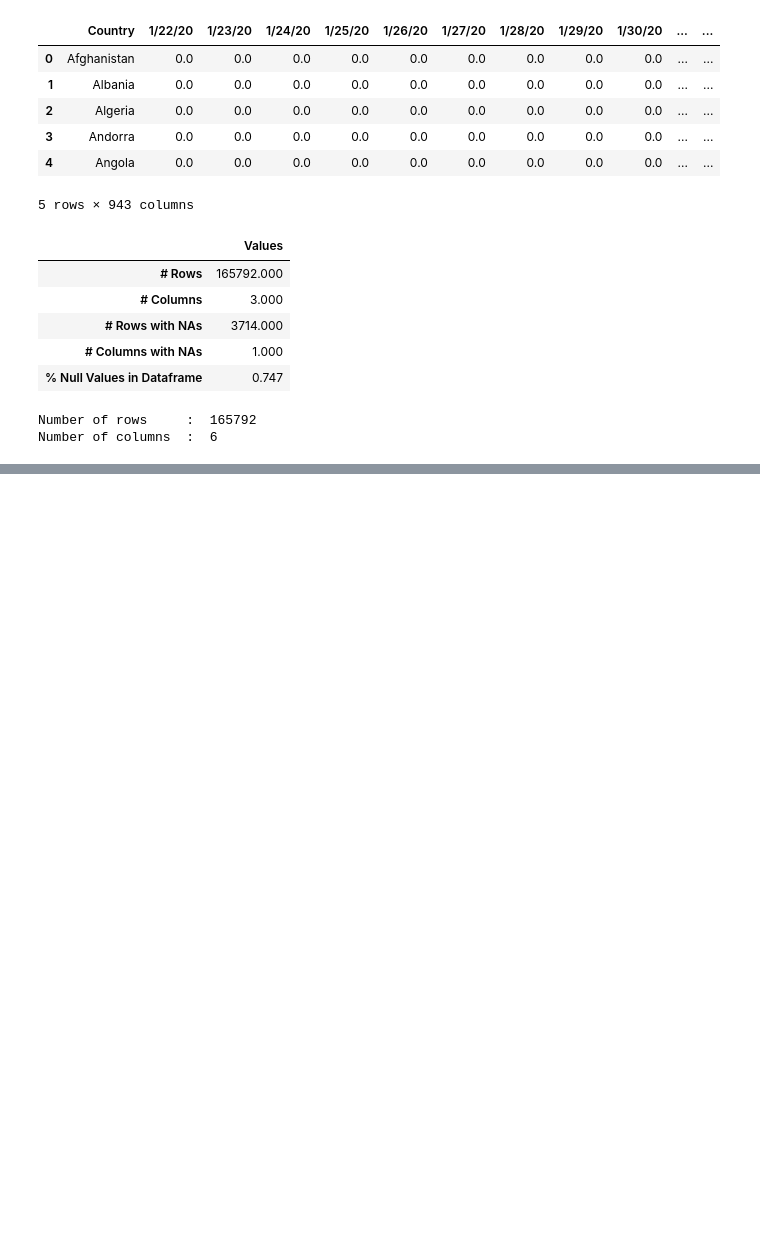
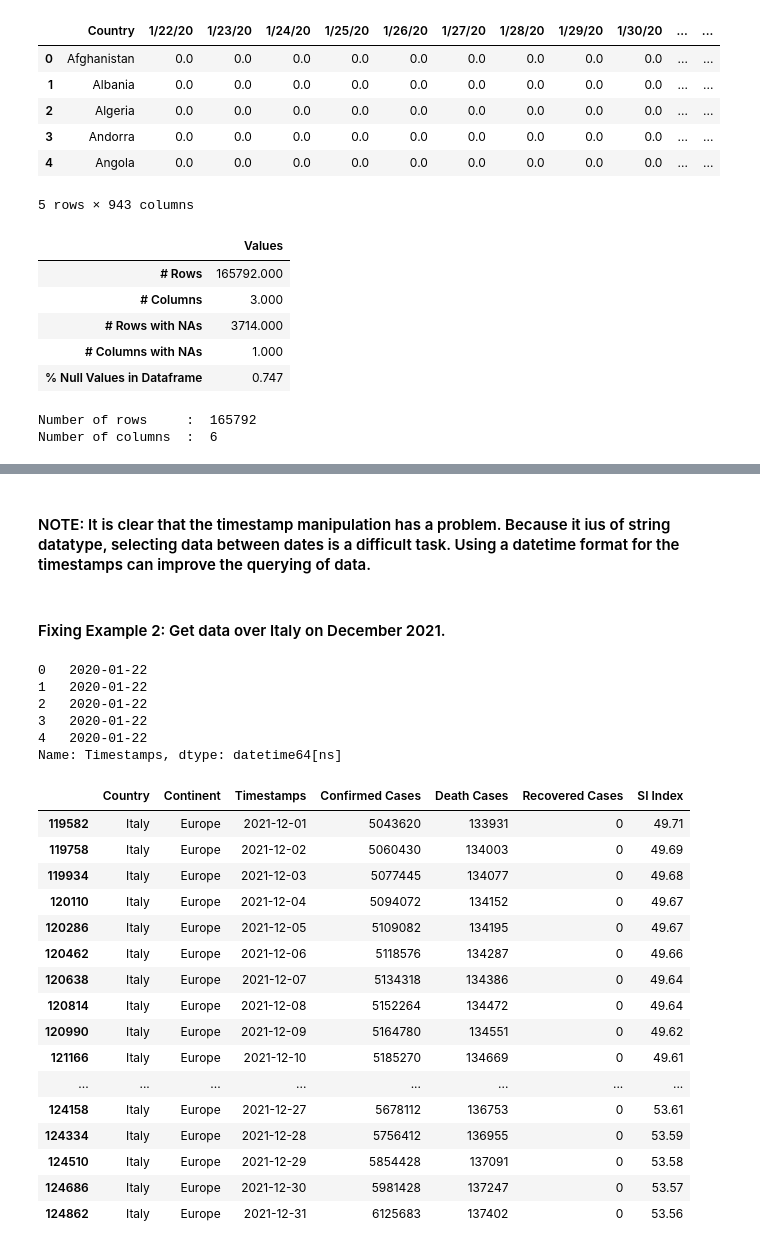
Before and after one commit to OctavioAlcazar55/DDP-unibz-project-18697, a Jupyter notebook: Notebooks/US4-DataConsistency.ipynb, the cells around one changed output, grey strips where cells are left out. Cells and saved outputs as stored; diff of their text form; code cells hidden in the pictures; blank space fills up the shorter version.

```diff
--- a/Notebooks/US4-DataConsistency.ipynb
+++ b/Notebooks/US4-DataConsistency.ipynb
@@ -704,0 +855,40 @@ merged_df.tail(20)
+# %% [markdown]
+#### NOTE: It is clear that the timestamp manipulation has a problem. Because it ius of string datatype, selecting data between dates is a difficult task. Using a datetime format for the timestamps can improve the querying of data.
+# %% [markdown]
+#### Fixing Example 2: Get data over Italy on December 2021.
+# %%
+merged_df["Timestamps"] = pd.to_datetime(merged_df["Timestamps"])
+# %%
+merged_df["Timestamps"][:5]
+# %% [output]
+0   2020-01-22
+1   2020-01-22
+2   2020-01-22
+3   2020-01-22
+4   2020-01-22
+Name: Timestamps, dtype: datetime64[ns]
+# %%
+start_date = "2021-12-01"
+end_date   = "2021-12-31"
+# %%
+merged_df.loc[(merged_df["Country"]=="Italy") &
+              ((merged_df["Timestamps"] >= start_date) &
+               (merged_df["Timestamps"] <= end_date))]
+# %% [output]
+|  | Country | Continent | Timestamps | Confirmed Cases | Death Cases | Recovered Cases | SI Index |
+| 119582 | Italy | Europe | 2021-12-01 | 5043620 | 133931 | 0 | 49.71 |
+| 119758 | Italy | Europe | 2021-12-02 | 5060430 | 134003 | 0 | 49.69 |
+| 119934 | Italy | Europe | 2021-12-03 | 5077445 | 134077 | 0 | 49.68 |
+| 120110 | Italy | Europe | 2021-12-04 | 5094072 | 134152 | 0 | 49.67 |
+| 120286 | Italy | Europe | 2021-12-05 | 5109082 | 134195 | 0 | 49.67 |
+| 120462 | Italy | Europe | 2021-12-06 | 5118576 | 134287 | 0 | 49.66 |
+| 120638 | Italy | Europe | 2021-12-07 | 5134318 | 134386 | 0 | 49.64 |
+| 120814 | Italy | Europe | 2021-12-08 | 5152264 | 134472 | 0 | 49.64 |
+| 120990 | Italy | Europe | 2021-12-09 | 5164780 | 134551 | 0 | 49.62 |
+| 121166 | Italy | Europe | 2021-12-10 | 5185270 | 134669 | 0 | 49.61 |
+| ... | ... | ... | ... | ... | ... | ... | ... |
+| 124158 | Italy | Europe | 2021-12-27 | 5678112 | 136753 | 0 | 53.61 |
+| 124334 | Italy | Europe | 2021-12-28 | 5756412 | 136955 | 0 | 53.59 |
+| 124510 | Italy | Europe | 2021-12-29 | 5854428 | 137091 | 0 | 53.58 |
+| 124686 | Italy | Europe | 2021-12-30 | 5981428 | 137247 | 0 | 53.57 |
+| 124862 | Italy | Europe | 2021-12-31 | 6125683 | 137402 | 0 | 53.56 |
```
Also changed, not shown: parts of 32 cells of this notebook, 3 other files.
